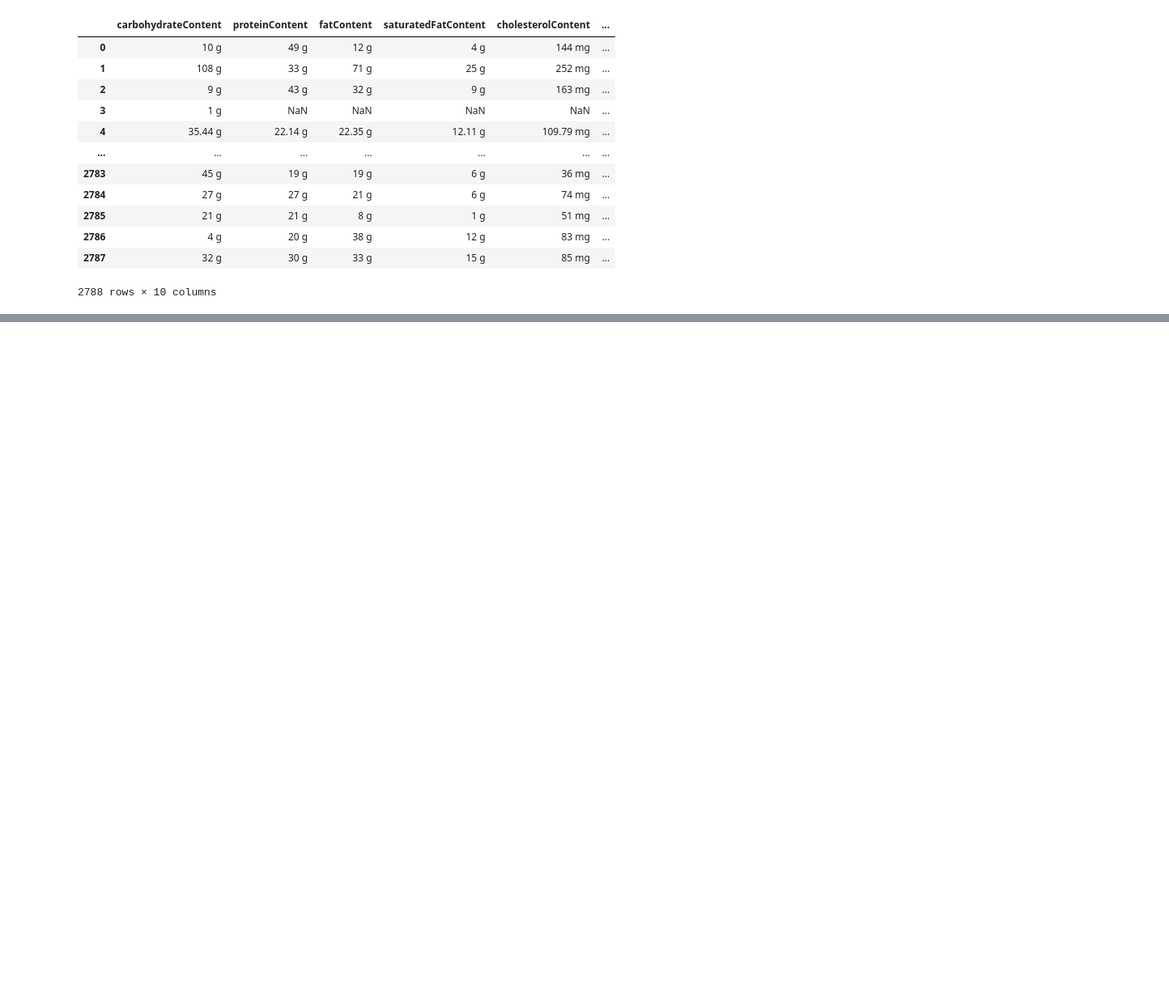
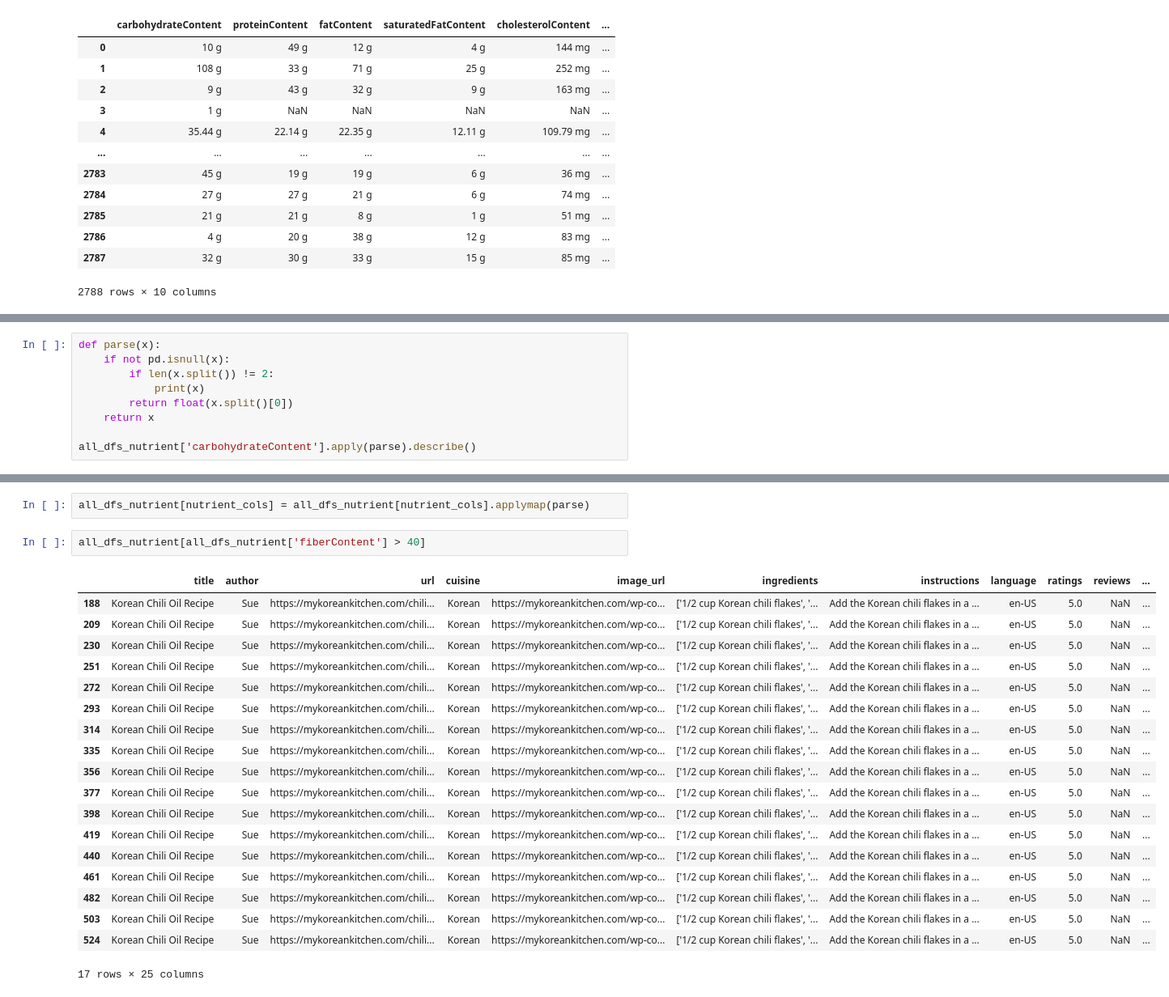
Before and after one commit to justinxu421/recipe_rex, a Jupyter notebook: extract_features_JX.ipynb, the cells around one changed output, grey strips where cells are left out. Shown at 81% size. Saved outputs shown, nothing was run; the diff lists cells and outputs as text; blank space fills up the shorter version.

```diff
--- a/extract_features_JX.ipynb
+++ b/extract_features_JX.ipynb
@@ -81,0 +83,9 @@ Name: carbohydrateContent, Length: 2788, dtype: object
+# %%
+def parse(x):
+    if not pd.isnull(x):
+        if len(x.split()) != 2:
+            print(x)
+        return float(x.split()[0])
+    return x
+
+all_dfs_nutrient['carbohydrateContent'].apply(parse).describe()
@@ -81,0 +102,24 @@ Name: carbohydrateContent, Length: 2788, dtype: object
+# %%
+all_dfs_nutrient[nutrient_cols] = all_dfs_nutrient[nutrient_cols].applymap(parse)
+# %%
+all_dfs_nutrient[all_dfs_nutrient['fiberContent'] > 40]
+# %% [output]
+|  | title | author | url | cuisine | image_url | ingredients | instructions | language | ratings | reviews | ... |
+| 188 | Korean Chili Oil Recipe | Sue | https://mykoreankitchen.com/chili... | Korean | https://mykoreankitchen.com/wp-co... | ['1/2 cup Korean chili flakes', '... | Add the Korean chili flakes in a ... | en-US | 5.0 | NaN | ... |
+| 209 | Korean Chili Oil Recipe | Sue | https://mykoreankitchen.com/chili... | Korean | https://mykoreankitchen.com/wp-co... | ['1/2 cup Korean chili flakes', '... | Add the Korean chili flakes in a ... | en-US | 5.0 | NaN | ... |
+| 230 | Korean Chili Oil Recipe | Sue | https://mykoreankitchen.com/chili... | Korean | https://mykoreankitchen.com/wp-co... | ['1/2 cup Korean chili flakes', '... | Add the Korean chili flakes in a ... | en-US | 5.0 | NaN | ... |
+| 251 | Korean Chili Oil Recipe | Sue | https://mykoreankitchen.com/chili... | Korean | https://mykoreankitchen.com/wp-co... | ['1/2 cup Korean chili flakes', '... | Add the Korean chili flakes in a ... | en-US | 5.0 | NaN | ... |
+| 272 | Korean Chili Oil Recipe | Sue | https://mykoreankitchen.com/chili... | Korean | https://mykoreankitchen.com/wp-co... | ['1/2 cup Korean chili flakes', '... | Add the Korean chili flakes in a ... | en-US | 5.0 | NaN | ... |
+| 293 | Korean Chili Oil Recipe | Sue | https://mykoreankitchen.com/chili... | Korean | https://mykoreankitchen.com/wp-co... | ['1/2 cup Korean chili flakes', '... | Add the Korean chili flakes in a ... | en-US | 5.0 | NaN | ... |
+| 314 | Korean Chili Oil Recipe | Sue | https://mykoreankitchen.com/chili... | Korean | https://mykoreankitchen.com/wp-co... | ['1/2 cup Korean chili flakes', '... | Add the Korean chili flakes in a ... | en-US | 5.0 | NaN | ... |
+| 335 | Korean Chili Oil Recipe | Sue | https://mykoreankitchen.com/chili... | Korean | https://mykoreankitchen.com/wp-co... | ['1/2 cup Korean chili flakes', '... | Add the Korean chili flakes in a ... | en-US | 5.0 | NaN | ... |
+| 356 | Korean Chili Oil Recipe | Sue | https://mykoreankitchen.com/chili... | Korean | https://mykoreankitchen.com/wp-co... | ['1/2 cup Korean chili flakes', '... | Add the Korean chili flakes in a ... | en-US | 5.0 | NaN | ... |
+| 377 | Korean Chili Oil Recipe | Sue | https://mykoreankitchen.com/chili... | Korean | https://mykoreankitchen.com/wp-co... | ['1/2 cup Korean chili flakes', '... | Add the Korean chili flakes in a ... | en-US | 5.0 | NaN | ... |
+| 398 | Korean Chili Oil Recipe | Sue | https://mykoreankitchen.com/chili... | Korean | https://mykoreankitchen.com/wp-co... | ['1/2 cup Korean chili flakes', '... | Add the Korean chili flakes in a ... | en-US | 5.0 | NaN | ... |
+| 419 | Korean Chili Oil Recipe | Sue | https://mykoreankitchen.com/chili... | Korean | https://mykoreankitchen.com/wp-co... | ['1/2 cup Korean chili flakes', '... | Add the Korean chili flakes in a ... | en-US | 5.0 | NaN | ... |
+| 440 | Korean Chili Oil Recipe | Sue | https://mykoreankitchen.com/chili... | Korean | https://mykoreankitchen.com/wp-co... | ['1/2 cup Korean chili flakes', '... | Add the Korean chili flakes in a ... | en-US | 5.0 | NaN | ... |
+| 461 | Korean Chili Oil Recipe | Sue | https://mykoreankitchen.com/chili... | Korean | https://mykoreankitchen.com/wp-co... | ['1/2 cup Korean chili flakes', '... | Add the Korean chili flakes in a ... | en-US | 5.0 | NaN | ... |
+| 482 | Korean Chili Oil Recipe | Sue | https://mykoreankitchen.com/chili... | Korean | https://mykoreankitchen.com/wp-co... | ['1/2 cup Korean chili flakes', '... | Add the Korean chili flakes in a ... | en-US | 5.0 | NaN | ... |
+| 503 | Korean Chili Oil Recipe | Sue | https://mykoreankitchen.com/chili... | Korean | https://mykoreankitchen.com/wp-co... | ['1/2 cup Korean chili flakes', '... | Add the Korean chili flakes in a ... | en-US | 5.0 | NaN | ... |
+| 524 | Korean Chili Oil Recipe | Sue | https://mykoreankitchen.com/chili... | Korean | https://mykoreankitchen.com/wp-co... | ['1/2 cup Korean chili flakes', '... | Add the Korean chili flakes in a ... | en-US | 5.0 | NaN | ... |
+17 rows × 25 columns
```
Also changed, not shown: parts of 4 cells of this notebook, 2 other files.
